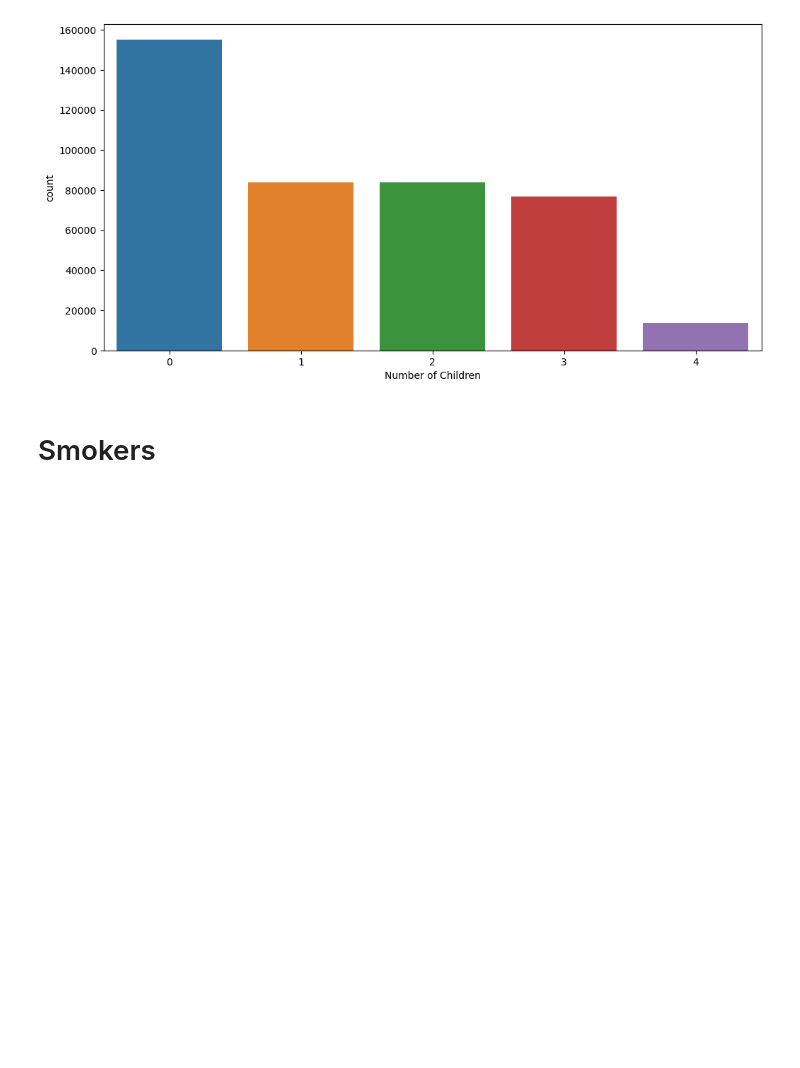
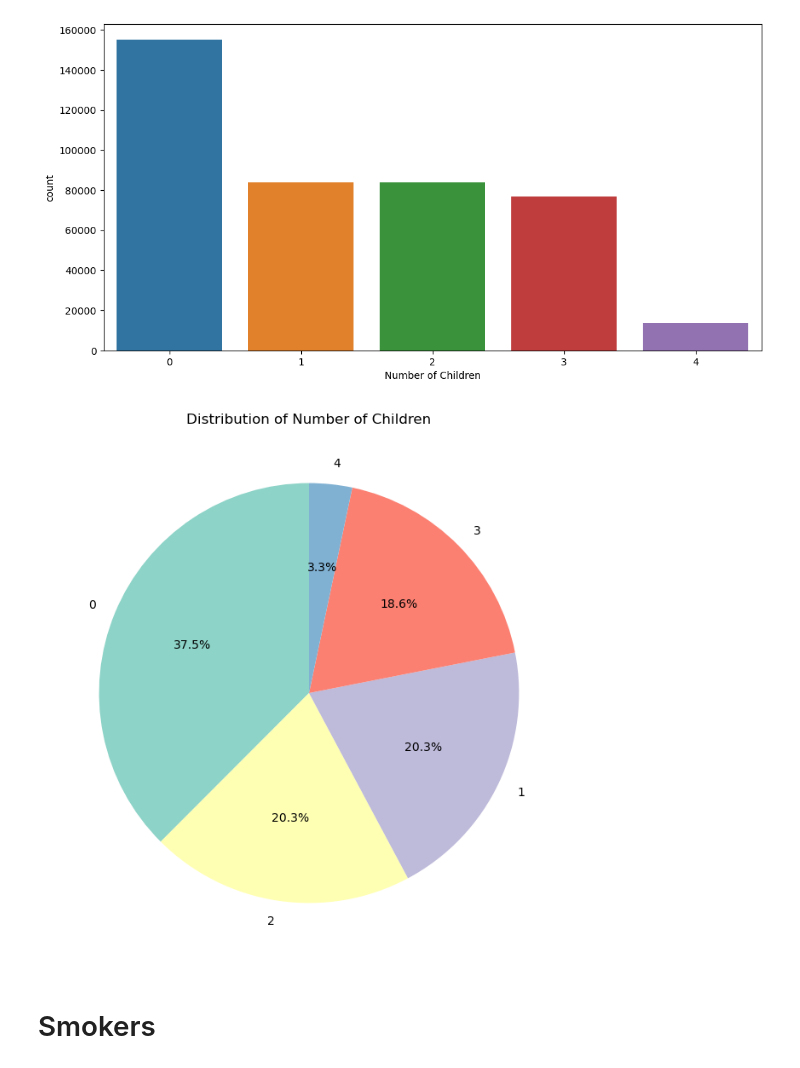
Before and after one commit to SophieKTran/kaggle_depression_data, a Jupyter notebook: src/q1_analysis.ipynb, the cells around one changed output. Saved outputs shown, nothing was run; the diff lists cells and outputs as text; code cells hidden in the pictures; blank space fills up the shorter version.

```diff
--- a/src/q1_analysis.ipynb
+++ b/src/q1_analysis.ipynb
@@ -131,6 +158,15 @@ sns.countplot(x='Number of Children', data=df)
 plt.show()
 # %% [output]
 [figure]
+# %%
+marital_counts = df['Number of Children'].value_counts()
+
+plt.figure(figsize=(8, 8))
+plt.pie(marital_counts, labels=marital_counts.index, autopct='%1.1f%%', startangle=90, colors=sns.color_palette("Set3", len(marital_counts)))
+plt.title('Distribution of Number of Children')
+plt.show()
+# %% [output]
+[figure, added]
 # %% [markdown]
 # Smokers
 # %%
```
Also changed, not shown: parts of 20 cells of this notebook, 1 other file.
